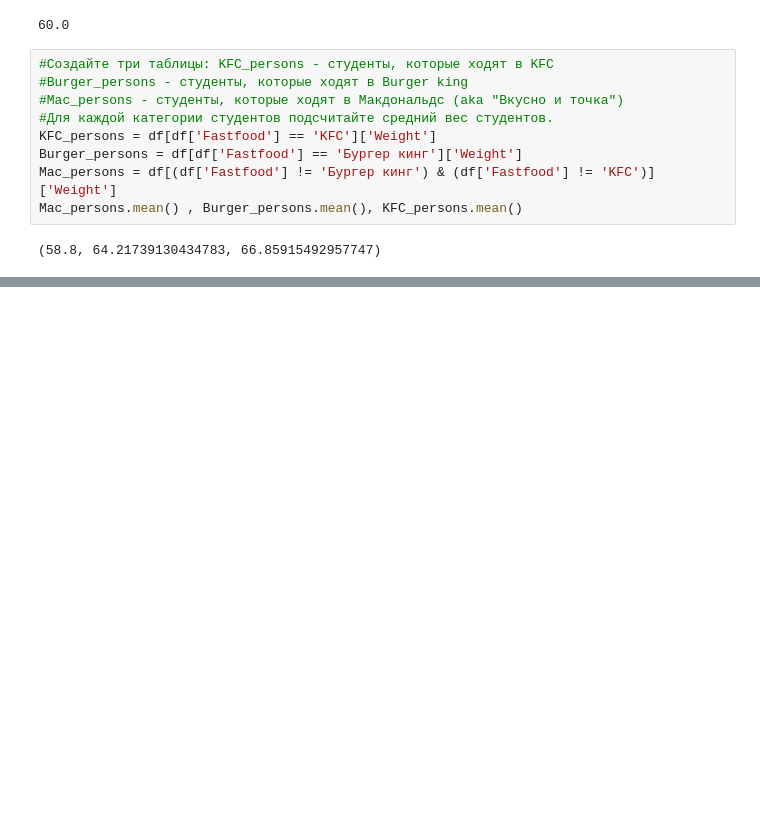
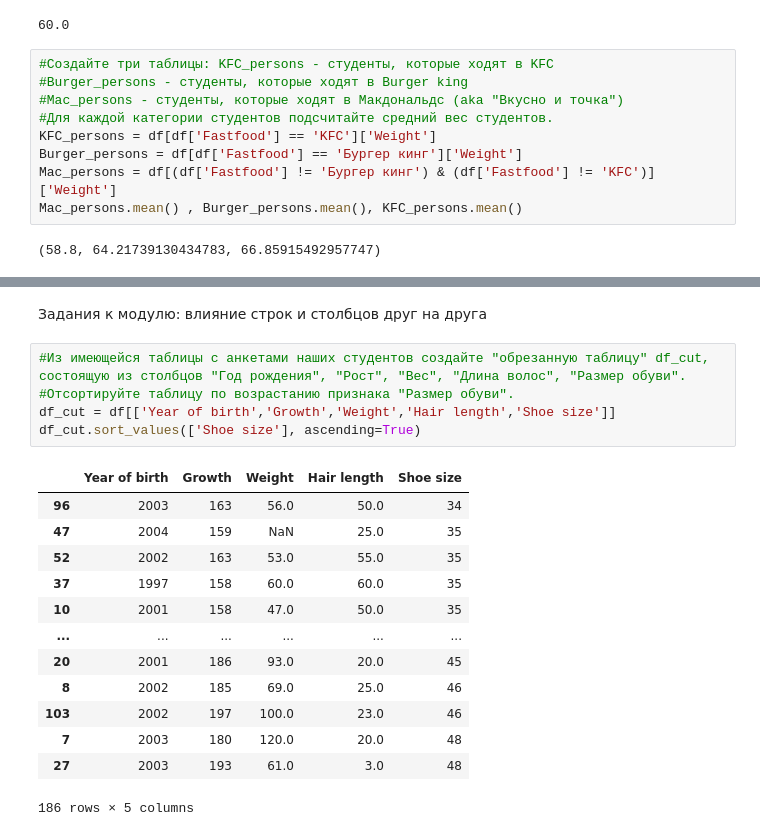
Before and after one commit to pro8mari/code-practice, a Jupyter notebook: Stepik_Artyom_Shevlyakov.ipynb, the cells around one changed output, grey strips where cells are left out. Saved outputs shown, nothing was run; the diff lists cells and outputs as text; blank space fills up the shorter version.

```diff
--- a/Stepik_Artyom_Shevlyakov.ipynb
+++ b/Stepik_Artyom_Shevlyakov.ipynb
@@ -279,0 +328,21 @@ Mac_persons.mean() , Burger_persons.mean(), KFC_persons.mean()
+# %% [markdown]
+Задания к модулю: влияние строк и столбцов друг на друга
+# %%
+#Из имеющейся таблицы с анкетами наших студентов создайте "обрезанную таблицу" df_cut, состоящую из столбцов "Год рождения", "Рост", "Вес", "Длина волос", "Размер обуви".
+#Отсортируйте таблицу по возрастанию признака "Размер обуви".
+df_cut = df[['Year of birth','Growth','Weight','Hair length','Shoe size']]
+df_cut.sort_values(['Shoe size'], ascending=True)
+# %% [output]
+|  | Year of birth | Growth | Weight | Hair length | Shoe size |
+| 96 | 2003 | 163 | 56.0 | 50.0 | 34 |
+| 47 | 2004 | 159 | NaN | 25.0 | 35 |
+| 52 | 2002 | 163 | 53.0 | 55.0 | 35 |
+| 37 | 1997 | 158 | 60.0 | 60.0 | 35 |
+| 10 | 2001 | 158 | 47.0 | 50.0 | 35 |
+| ... | ... | ... | ... | ... | ... |
+| 20 | 2001 | 186 | 93.0 | 20.0 | 45 |
+| 8 | 2002 | 185 | 69.0 | 25.0 | 46 |
+| 103 | 2002 | 197 | 100.0 | 23.0 | 46 |
+| 7 | 2003 | 180 | 120.0 | 20.0 | 48 |
+| 27 | 2003 | 193 | 61.0 | 3.0 | 48 |
+186 rows × 5 columns
```
Also changed, not shown: parts of 14 cells of this notebook.
